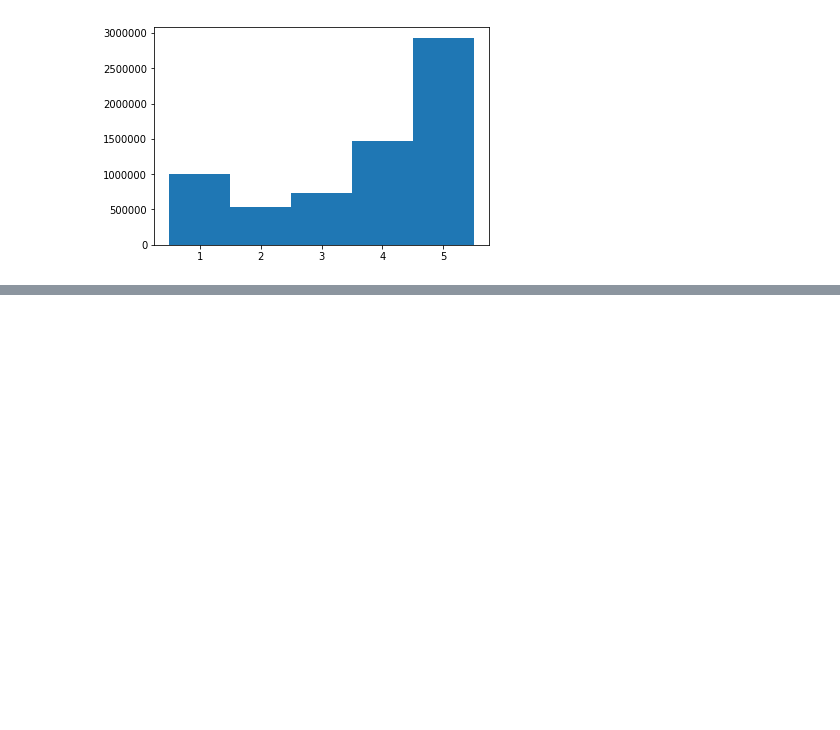
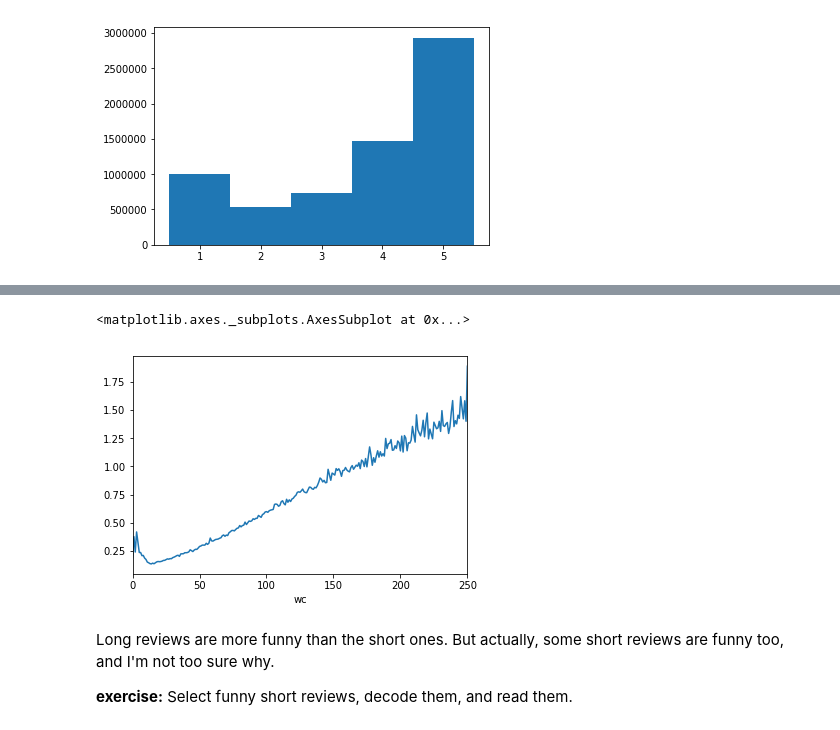
Before and after one commit to cbernet/maldives, a Jupyter notebook: yelp/analysis.ipynb, the cells around one changed output, grey strips where cells are left out. Cells and saved outputs as stored; diff of their text form; code cells hidden in the pictures; blank space fills up the shorter version.

```diff
--- a/yelp/analysis.ipynb
+++ b/yelp/analysis.ipynb
@@ -91,0 +127,9 @@ plt.hist(d[:,0], range=(0.5,5.5), bins=5)
+# %%
+means['funny'].plot()
+# %% [output]
+<matplotlib.axes._subplots.AxesSubplot at 0x...>
+[figure, added]
+# %% [markdown]
+Long reviews are more funny than the short ones. But actually, some short reviews are funny too, and I'm not too sure why.
+
+**exercise:** Select funny short reviews, decode them, and read them.
```
Also changed, not shown: parts of 11 cells of this notebook.
